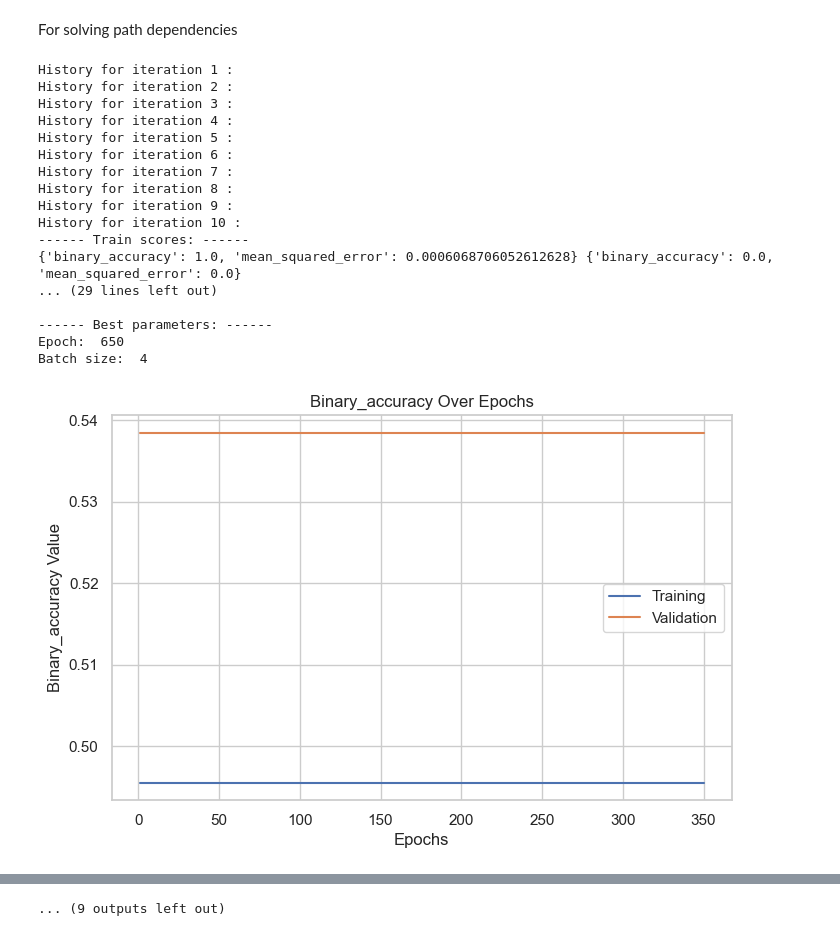
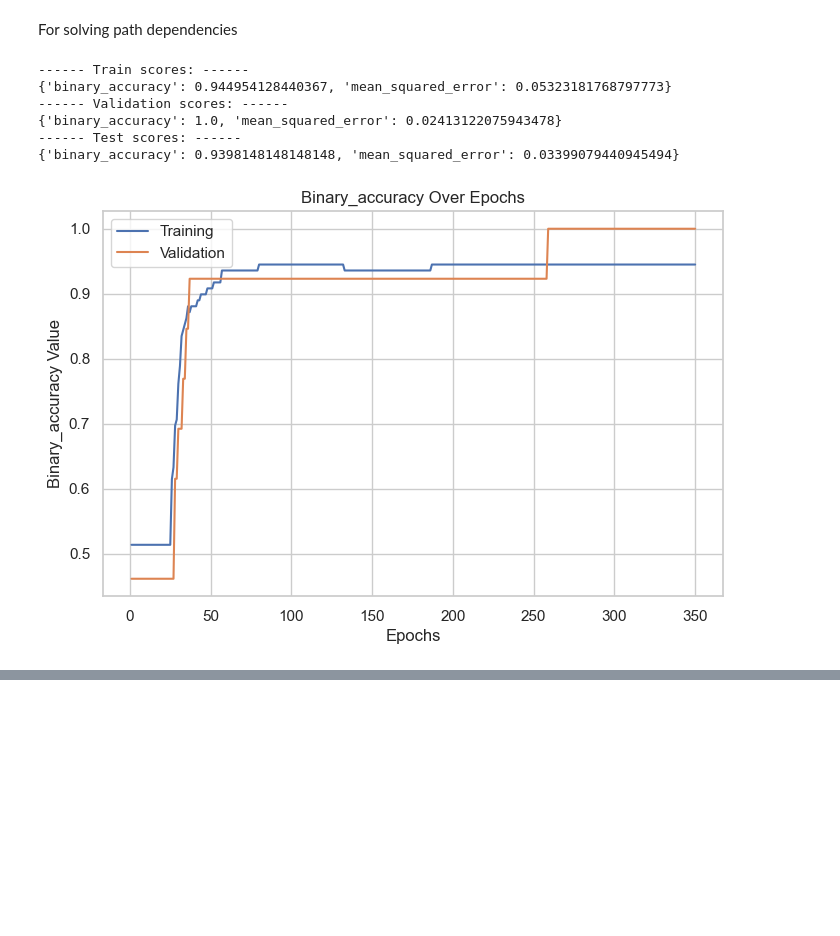
Before and after one commit to FabriDeCastelli/NeuralNetworkFundamentals, a Jupyter notebook: notebooks/executor.ipynb, the cells around one changed output, grey strips where cells are left out. Saved outputs shown, nothing was run; the diff lists cells and outputs as text; code cells hidden in the pictures; blank space fills up the shorter version.

Commit message:
addedd monk 3 with regularization to test

```diff
--- a/notebooks/executor.ipynb
+++ b/notebooks/executor.ipynb
@@ -10,50 +10,57 @@ current_dir = %pwd
 parent_dir = os.path.abspath(os.path.join(current_dir, '..'))
 sys.path.append(parent_dir)
 # %%
+from sklearn.model_selection import train_test_split
 from src.main.utilities.dataset_handler import get_monk
-from src.main.evaluation.grid_search import RandomGridSearch
-from src.main.utilities.utils import load_hparams, plot_history
+from src.main.models.layers.dense import Dense
+from src.main.models.model import Model
+from src.main.optimizer import SGD
+from src.main.regularizer import L2, L1
+from src.main.utilities.utils import log_experiment, setup_experiment
 
-x_train, y_train, x_test, y_test = get_monk(1)
+x_train, y_train, x_test, y_test = get_monk(3)
+x_train, x_val, y_train, y_val = train_test_split(x_train, y_train, test_size=0.1, random_state=42)
 
-hyperparameters = load_hparams("monk1")
-grid_search = RandomGridSearch(hyperparameters)
+epochs = 350
+batch_size = x_train.shape[0]
 
+model = Model()
+model.add(Dense(17, 4, activation="relu", weight_initializer="glorot_uniform", bias_initializer="zeros"))
+model.add(Dense(4, 1, activation="sigmoid", weight_initializer="glorot_uniform", bias_initializer="zeros"))
 
-((train_mean, train_std), (val_mean, val_std)), model, params, histories = (
-    grid_search.run_search(x_train, y_train, verbose=False, kfold=False, combinations=10))
-epoch, batch_size = params
+optimizer = SGD(learning_rate=0.45, momentum=0.8)
+reg = L2(0.0007)
+
+model.compile(optimizer=optimizer, loss="mean_squared_error", metrics=["binary_accuracy"], regularizer=reg)
+
+_, history = model.fit(x_train, y_train, x_val, y_val, epochs=epochs, batch_size=batch_size, verbose=False)
+
+train_score = model.evaluate(x_train, y_train)
+val_score = model.evaluate(x_val, y_val)
+test_score = model.evaluate(x_test, y_test)
+train_std = {}
+val_std = {}
+test_std = {}
+
+for key in test_score.keys():
+    train_std[key] = 0.0
+    val_std[key] = 0.0
+    test_std[key] = 0.0
 
 
 print("------ Train scores: ------ ")
-print(train_mean, train_std)
+print(train_score)
 print("------ Validation scores: ------ ")
-print(val_mean, val_std)
+print(val_score)
 print("------ Test scores: ------ ")
-print(model.evaluate(x_test, y_test))
+print(test_score)
 
-print("------ Best model: ------ ")
-model.summary()
-
-print("------ Best parameters: ------ ")
-print("Epoch: ", epoch)
-print("Batch size: ", batch_size)
+log_experiment(setup_experiment("monk3_reg_2"),model, epochs, batch_size,train_score, train_std, val_score, val_std, test_score, test_std, [history])
 # %% [output]
-History for iteration 1 :
-History for iteration 2 :
-History for iteration 3 :
-History for iteration 4 :
-History for iteration 5 :
-History for iteration 6 :
-History for iteration 7 :
-History for iteration 8 :
-History for iteration 9 :
-History for iteration 10 :
 ------ Train scores: ------
-{'binary_accuracy': 1.0, 'mean_squared_error': 0.0006068706052612628} {'binary_accuracy': 0.0, 'mean_squared_error': 0.0}
-... (29 lines left out)
-
------- Best parameters: ------
-Epoch:  650
-Batch size:  4
+{'binary_accuracy': 0.944954128440367, 'mean_squared_error': 0.05323181768797773}
+------ Validation scores: ------
+{'binary_accuracy': 1.0, 'mean_squared_error': 0.02413122075943478}
+------ Test scores: ------
+{'binary_accuracy': 0.9398148148148148, 'mean_squared_error': 0.03399079440945494}
-[figure, old version]
+[figure, new version]
@@ -70 +67,0 @@ Batch size:  4
-... (9 outputs left out)
```
Also changed, not shown: parts of 1 cell of this notebook, 5 other files.
